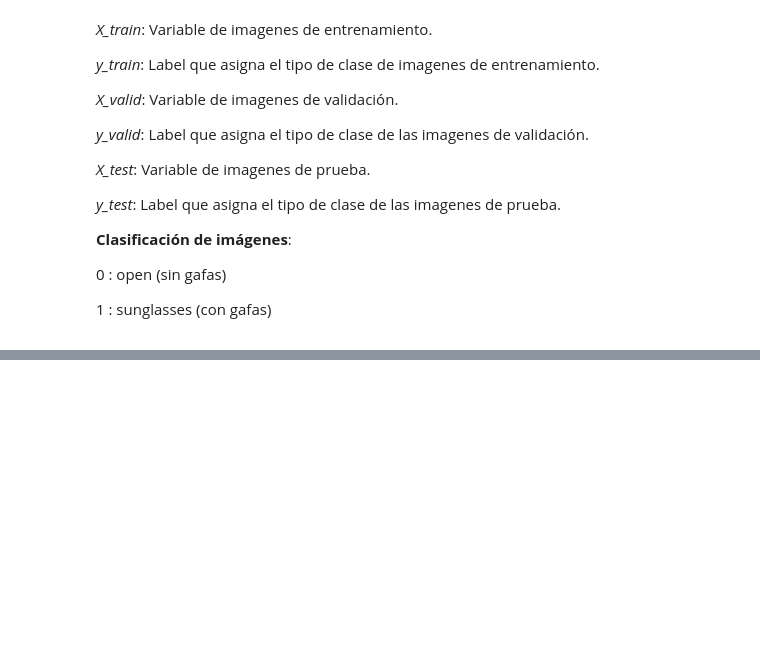
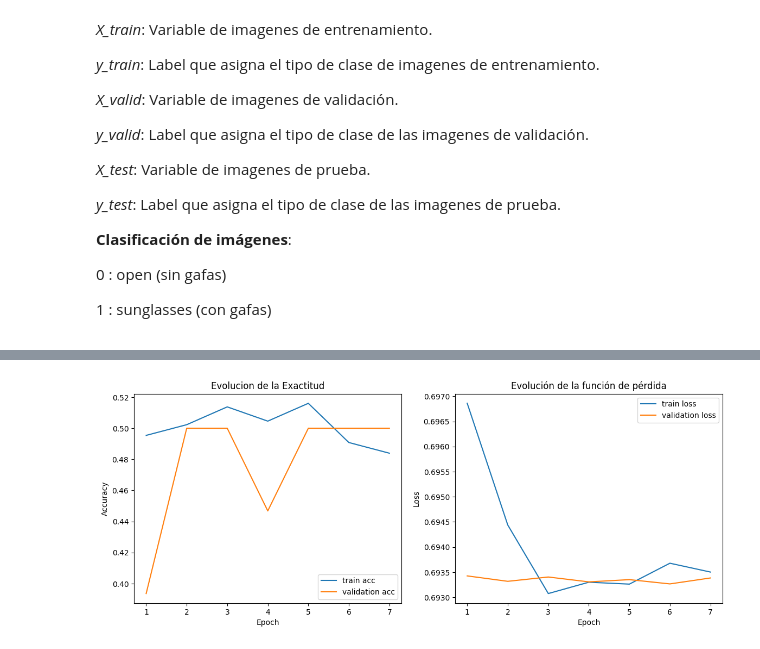
Before and after one commit to DataMastersUN/FA_T3, a Jupyter notebook: Trabajo_3.ipynb, the cells around one changed output, grey strips where cells are left out. Drawn from its saved outputs; the diff is of its cells as text; code cells hidden in the pictures; blank space fills up the shorter version.

Commit message:
Preprocesado y comienzo modelo

```diff
--- a/Trabajo_3.ipynb
+++ b/Trabajo_3.ipynb
@@ -182,4 +110,0 @@ print(S.shape)
-# %%
-for i in range(2):
-    tipo = type(images[i])
-    print(f"Elemento: {images[i]}, Tipo: {tipo}\n\n")
@@ -302,0 +207,17 @@ ModuleNotFoundError: ignored
+# %%
+#Partición de los datos en train 70%, test 15%, y validation 15%
+X_train, temp_data, y_train, temp_labels = train_test_split(images_normalized, labels, test_size=0.3, random_state=42, stratify=labels)
+
+# Dividir el conjunto temporal para obtener conjuntos de validación y prueba
+X_valid, X_test, y_valid, y_test = train_test_split(temp_data, temp_labels, test_size=0.5, random_state=42, stratify=temp_labels)
+
+X_train = np.array(X_train); y_train = np.array(y_train)
+X_valid = np.array(X_valid); y_valid = np.array(y_valid)
+X_test = np.array(X_test); y_test = np.array(y_test)
+
+label_encoder = LabelEncoder()
+
+# Convierte las etiquetas a números
+y_train_encoded = label_encoder.fit_transform(y_train)
+y_valid_encoded = label_encoder.transform(y_valid)
+y_test_encoded = label_encoder.transform(y_test)
@@ -322,6 +263,6 @@ tf.keras.utils.plot_model(model_CNN, show_shapes=True)
 # %%
 # Compilacion
-model_CNN.compile(optimizer="adam",
+modelo_keras.compile(optimizer="adam",
               loss='sparse_categorical_crossentropy',
               metrics=['accuracy'])
 
@@ -331,11 +272,11 @@ CB = [
 ]
 
 # Entrenamiento
-history = model_CNN.fit(
-    train_data_augmenter.flow(X_train, y_train, subset="training"),
-    validation_data = train_data_augmenter.flow(X_train, y_train, subset="validation"),
-    epochs = 60,
-    callbacks = CB,
-    batch_size = 32,
-    validation_batch_size = 32
+history = modelo_keras.fit(
+    X_train,  # Datos de entrenamiento
+    y_train_encoded,  # Etiquetas de entrenamiento
+    epochs=60,
+    callbacks=CB,
+    batch_size=32,
+    validation_data=(X_valid, y_valid_encoded)  # Datos de validación
 )
@@ -342,27 +299,28 @@ history = model_CNN.fit(
 # %%
 # graficas de la evolucion del acurracy y loss
 fig, (ax1, ax2) = plt.subplots(1,2, figsize=(14,5))
 
 history = history.history
 epochs = range(1, len(history["accuracy"]) + 1)
 
 # plot acurracy
 ax1.plot(epochs, history["accuracy"], label="train acc")
 ax1.plot(epochs, history["val_accuracy"], label="validation acc")
 
 ax1.legend()
 ax1.set_title("Evolucion de la Exactitud")
 ax1.set_xlabel("Epoch")
 ax1.set_ylabel("Accuracy")
 
-
 # plot loss
 ax2.plot(epochs, history["loss"], label="train loss")
 ax2.plot(epochs, history["val_loss"], label="validation loss")
 
 ax2.legend()
-ax2.set_title("Evolucion de la funcion de perdida")
+ax2.set_title("Evolución de la función de pérdida")
 ax2.set_xlabel("Epoch")
 ax2.set_ylabel("Loss")
 
 plt.show()
+# %% [output]
+[figure, added]
```
Also changed, not shown: parts of 44 cells of this notebook.
